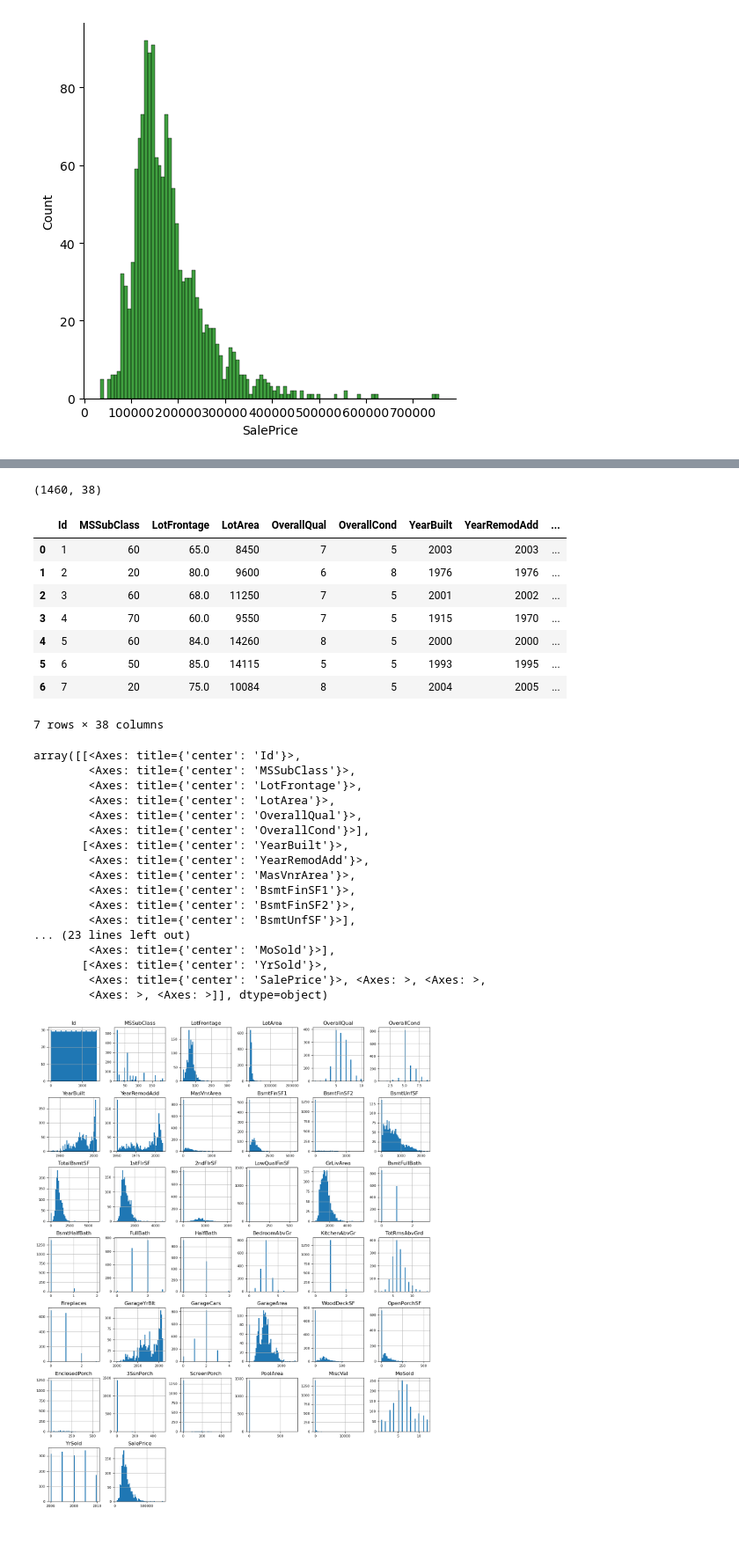
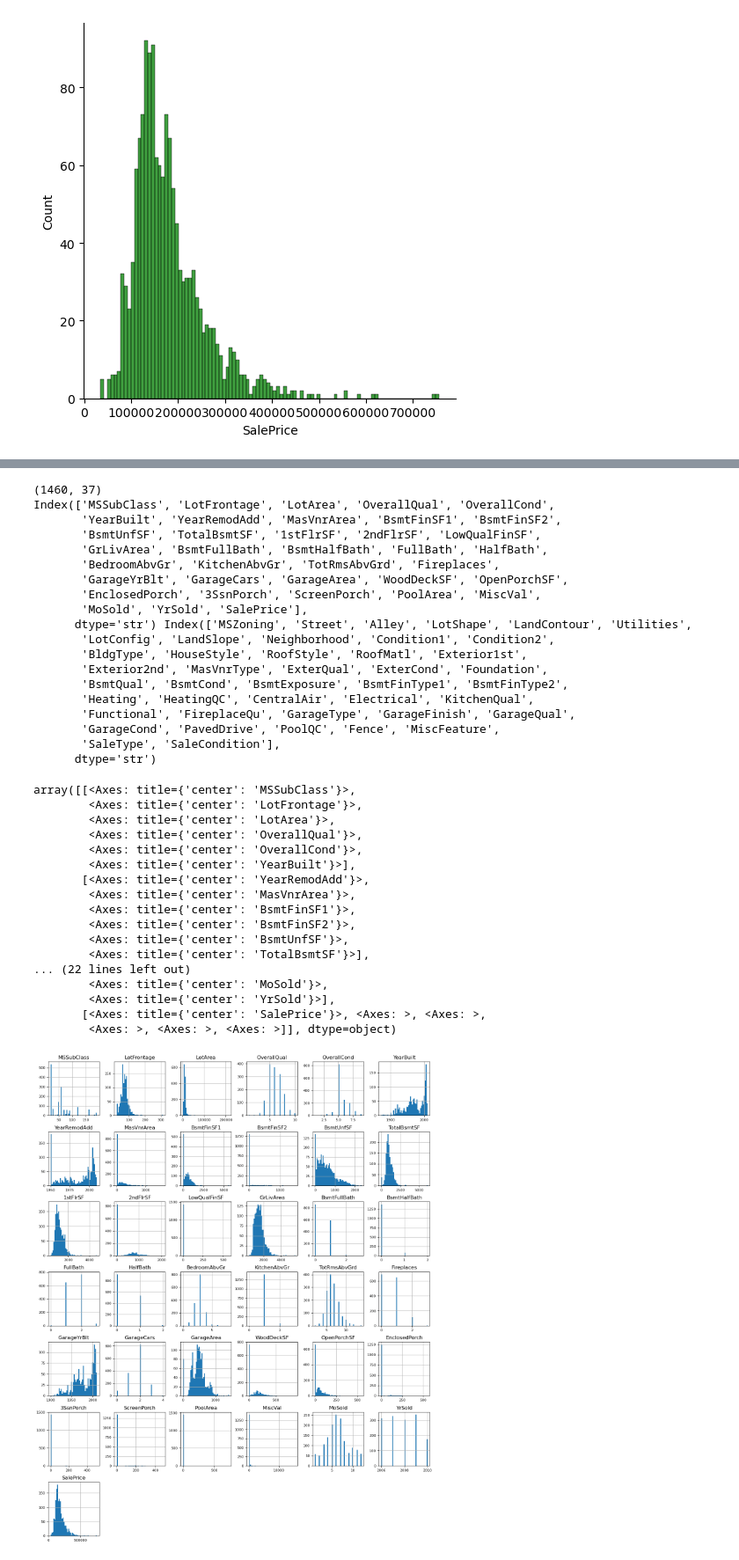
Before and after one commit to xiangzhen-meng/D2L-Exercises, a Jupyter notebook: kaggle/working/house-prices-advanced-regression-techniques/random-forest-baseline.ipynb, the cells around one changed output, grey strips where cells are left out. Shown at 88% size. Saved outputs shown, nothing was run; the diff lists cells and outputs as text; code cells hidden in the pictures; blank space fills up the shorter version.

```diff
--- a/kaggle/working/house-prices-advanced-regression-techniques/random-forest-baseline.ipynb
+++ b/kaggle/working/house-prices-advanced-regression-techniques/random-forest-baseline.ipynb
@@ -26,4 +27,4 @@ dataset_df.head(3)
 | 2 | 3 | 60 | RL | 68.0 | 11250 | Pave | NaN | IR1 | Lvl | ... |
 3 rows × 81 columns
 # %%
-dataset_df.drop('Id', axis=1)
+dataset_df = dataset_df.drop('Id', axis=1)
@@ -89,38 +76,47 @@ list(set(dataset_df.dtypes.tolist()))
 # %%
 num_df = dataset_df.select_dtypes(include=['float64', 'int64'])
-
+num_df_idx = dataset_df.select_dtypes(include=['float64', 'int64']).columns
+cat_df_idx = dataset_df.select_dtypes(exclude=['float64', 'int64']).columns
 print(num_df.shape)
-num_df.head(7)
+print(num_df_idx, cat_df_idx)
 # %% [output]
-(1460, 38)
+(1460, 37)
+Index(['MSSubClass', 'LotFrontage', 'LotArea', 'OverallQual', 'OverallCond',
+       'YearBuilt', 'YearRemodAdd', 'MasVnrArea', 'BsmtFinSF1', 'BsmtFinSF2',
+       'BsmtUnfSF', 'TotalBsmtSF', '1stFlrSF', '2ndFlrSF', 'LowQualFinSF',
+       'GrLivArea', 'BsmtFullBath', 'BsmtHalfBath', 'FullBath', 'HalfBath',
+       'BedroomAbvGr', 'KitchenAbvGr', 'TotRmsAbvGrd', 'Fireplaces',
+       'GarageYrBlt', 'GarageCars', 'GarageArea', 'WoodDeckSF', 'OpenPorchSF',
+       'EnclosedPorch', '3SsnPorch', 'ScreenPorch', 'PoolArea', 'MiscVal',
+       'MoSold', 'YrSold', 'SalePrice'],
+      dtype='str') Index(['MSZoning', 'Street', 'Alley', 'LotShape', 'LandContour', 'Utilities',
+       'LotConfig', 'LandSlope', 'Neighborhood', 'Condition1', 'Condition2',
+       'BldgType', 'HouseStyle', 'RoofStyle', 'RoofMatl', 'Exterior1st',
+       'Exterior2nd', 'MasVnrType', 'ExterQual', 'ExterCond', 'Foundation',
+       'BsmtQual', 'BsmtCond', 'BsmtExposure', 'BsmtFinType1', 'BsmtFinType2',
+       'Heating', 'HeatingQC', 'CentralAir', 'Electrical', 'KitchenQual',
+       'Functional', 'FireplaceQu', 'GarageType', 'GarageFinish', 'GarageQual',
+       'GarageCond', 'PavedDrive', 'PoolQC', 'Fence', 'MiscFeature',
+       'SaleType', 'SaleCondition'],
+      dtype='str')
-|  | Id | MSSubClass | LotFrontage | LotArea | OverallQual | OverallCond | YearBuilt | YearRemodAdd | ... |
-| 0 | 1 | 60 | 65.0 | 8450 | 7 | 5 | 2003 | 2003 | ... |
-| 1 | 2 | 20 | 80.0 | 9600 | 6 | 8 | 1976 | 1976 | ... |
-| 2 | 3 | 60 | 68.0 | 11250 | 7 | 5 | 2001 | 2002 | ... |
-| 3 | 4 | 70 | 60.0 | 9550 | 7 | 5 | 1915 | 1970 | ... |
-| 4 | 5 | 60 | 84.0 | 14260 | 8 | 5 | 2000 | 2000 | ... |
-| 5 | 6 | 50 | 85.0 | 14115 | 5 | 5 | 1993 | 1995 | ... |
-| 6 | 7 | 20 | 75.0 | 10084 | 8 | 5 | 2004 | 2005 | ... |
-7 rows × 38 columns
 # %%
-num_df.drop(labels='Id', axis=1)
 num_df.hist(figsize=(16, 20), bins=50, xlabelsize=8, ylabelsize=8)
 # %% [output]
-array([[<Axes: title={'center': 'Id'}>,
-        <Axes: title={'center': 'MSSubClass'}>,
+array([[<Axes: title={'center': 'MSSubClass'}>,
         <Axes: title={'center': 'LotFrontage'}>,
         <Axes: title={'center': 'LotArea'}>,
         <Axes: title={'center': 'OverallQual'}>,
-        <Axes: title={'center': 'OverallCond'}>],
-       [<Axes: title={'center': 'YearBuilt'}>,
-        <Axes: title={'center': 'YearRemodAdd'}>,
+        <Axes: title={'center': 'OverallCond'}>,
+        <Axes: title={'center': 'YearBuilt'}>],
+       [<Axes: title={'center': 'YearRemodAdd'}>,
         <Axes: title={'center': 'MasVnrArea'}>,
         <Axes: title={'center': 'BsmtFinSF1'}>,
         <Axes: title={'center': 'BsmtFinSF2'}>,
-        <Axes: title={'center': 'BsmtUnfSF'}>],
-... (23 lines left out)
-        <Axes: title={'center': 'MoSold'}>],
-       [<Axes: title={'center': 'YrSold'}>,
-        <Axes: title={'center': 'SalePrice'}>, <Axes: >, <Axes: >,
-        <Axes: >, <Axes: >]], dtype=object)
+        <Axes: title={'center': 'BsmtUnfSF'}>,
+        <Axes: title={'center': 'TotalBsmtSF'}>],
+... (22 lines left out)
+        <Axes: title={'center': 'MoSold'}>,
+        <Axes: title={'center': 'YrSold'}>],
+       [<Axes: title={'center': 'SalePrice'}>, <Axes: >, <Axes: >,
+        <Axes: >, <Axes: >, <Axes: >]], dtype=object)
-[figure, old version]
+[figure, new version]
```
Also changed, not shown: parts of 16 cells of this notebook.
